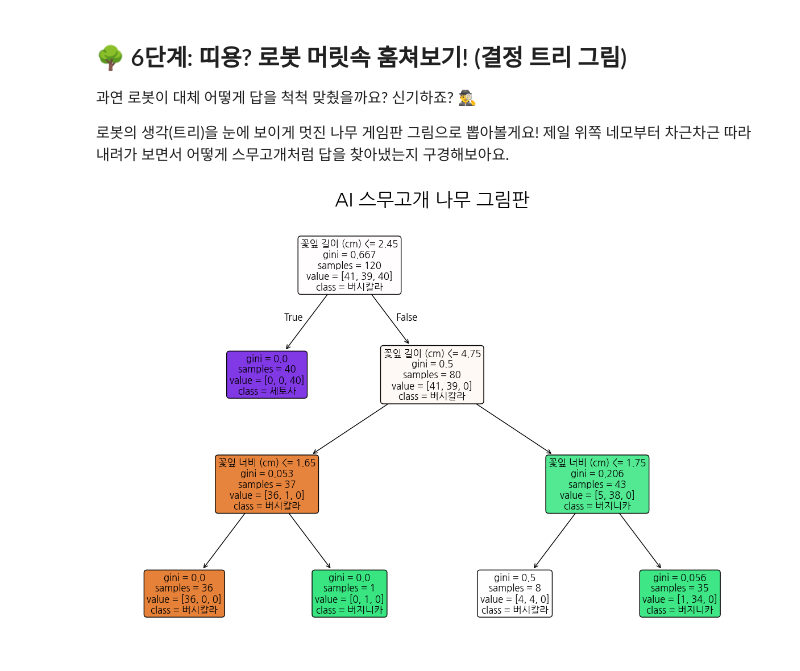
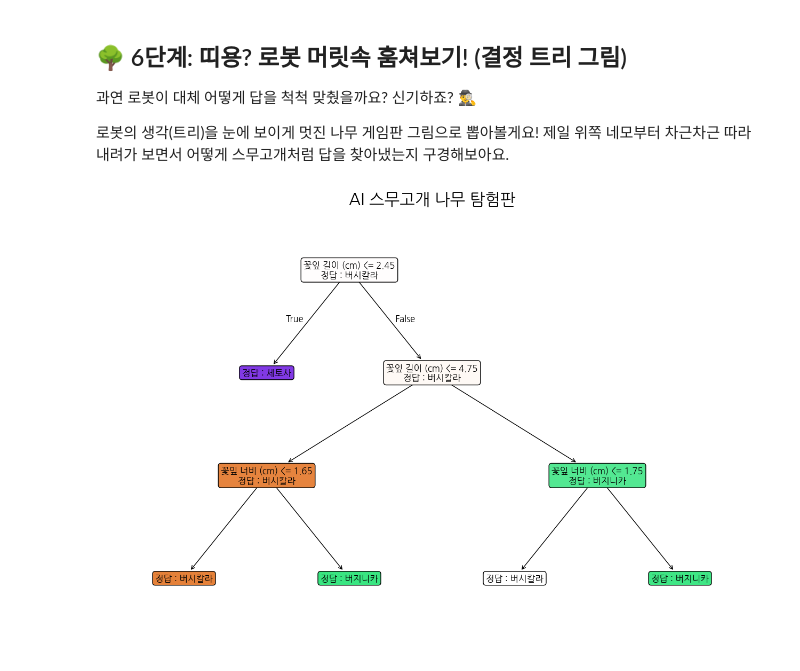
Before and after one commit to An0jin/Data_School_With_Ai, a Jupyter notebook: 초등학교 5~6학년 과정/꽃을 비교해보자/main.ipynb, the cells around one changed output. Cells and saved outputs as stored; diff of their text form; code cells hidden in the pictures.

```diff
--- a/초등학교 5~6학년 과정/꽃을 비교해보자/main.ipynb
+++ b/초등학교 5~6학년 과정/꽃을 비교해보자/main.ipynb
@@ -98,22 +98,36 @@ else:
 로봇의 생각(트리)을 눈에 보이게 멋진 나무 게임판 그림으로 뽑아볼게요!
 제일 위쪽 네모부터 차근차근 따라 내려가 보면서 어떻게 스무고개처럼 답을 찾아냈는지 구경해보아요.
 # %%
-# 스케치북 크기 정하기 (크게크게!)
-plt.figure(figsize=(15, 10))
+# 1. 스케치북 크기 정하기
+plt.figure(figsize=(16, 10))
 
-# 나무 모양 그림 시원하게 그리기!
-tree.plot_tree(ai_robot,
-               feature_names=X_data.columns,
-               class_names=ai_robot.classes_.astype(str),
-               filled=True,      # 상자 안에 알아보기 쉽게 예쁜 색칠 🎨
-               rounded=True,     # 상자의 각진 테두리를 둥그렇게 🟢
-               fontsize=12       # 글씨 크기를 큼직하게 👓
-              )
+# 2. 나무 그림 그리기
+nodes_text = tree.plot_tree(
+    ai_robot,
+    feature_names=X_data.columns,
+    class_names=ai_robot.classes_.astype(str),
+    filled=True,
+    rounded=True,
+    fontsize=12,
+    impurity=False   # gini(불순도) 숨기기
+)
 
-# 그림에 제목 붙여주기
-plt.title("AI 스무고개 나무 그림판", fontsize=24)
+# 3. ✂️ 불필요한 줄(남은 꽃, 종류별 개수) 싹 지우기!
+for text in nodes_text:
+    lines = text.get_text().split('\n')
 
-# 우리에게 보여줘!
+    # 'samples'와 'value'가 적힌 줄은 쏙 빼고, 'class'는 '정답 꽃 :'으로 변경
+    clean_lines = [
+        line.replace("class =", "정답 :")
+        for line in lines
+        if not any(word in line for word in ["samples", "value"])
+    ]
+
+    # 깔끔해진 글씨로 다시 채워넣기
+    text.set_text('\n'.join(clean_lines))
+
+# 4. 제목 붙이고 보여주기
+plt.title("AI 스무고개 나무 탐험판", fontsize=22, pad=20)
 plt.show()
 # %% [output]
-[figure, old version]
+[figure, new version]
```
Also changed, not shown: 6 other files.
